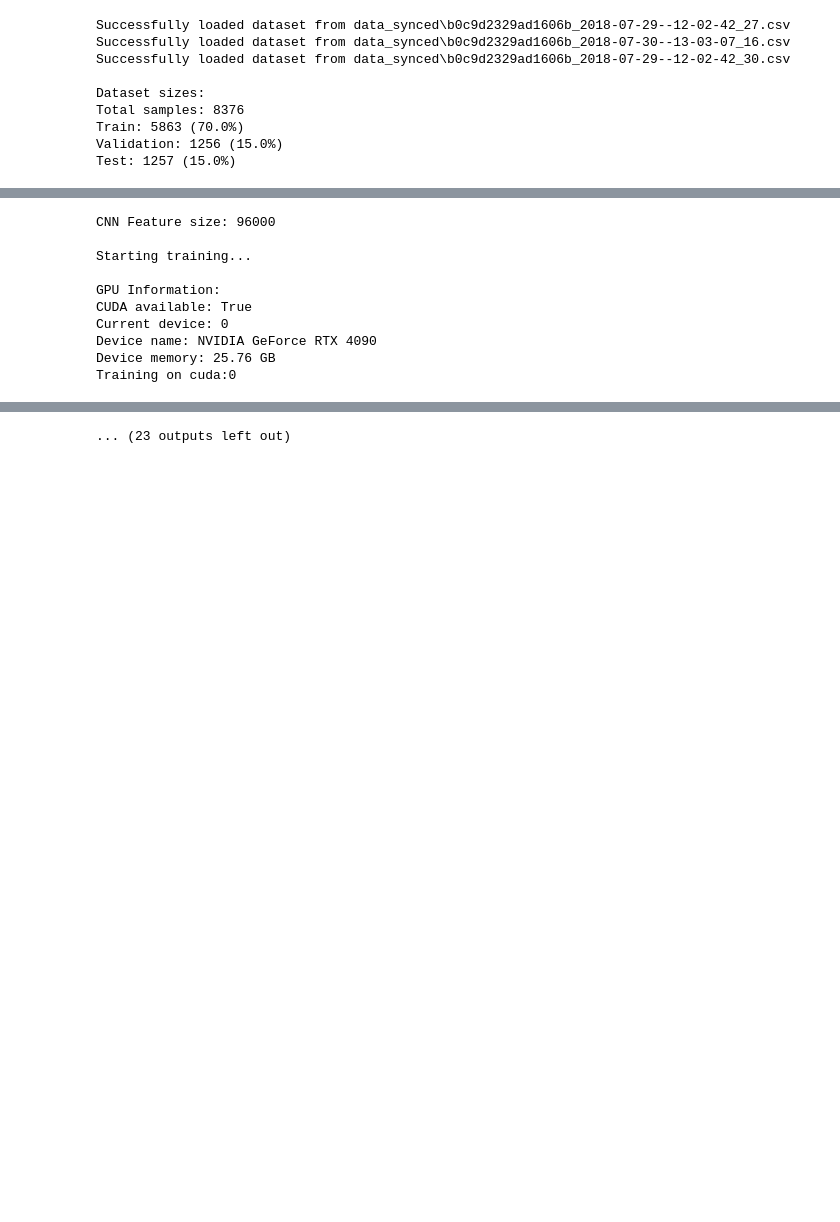
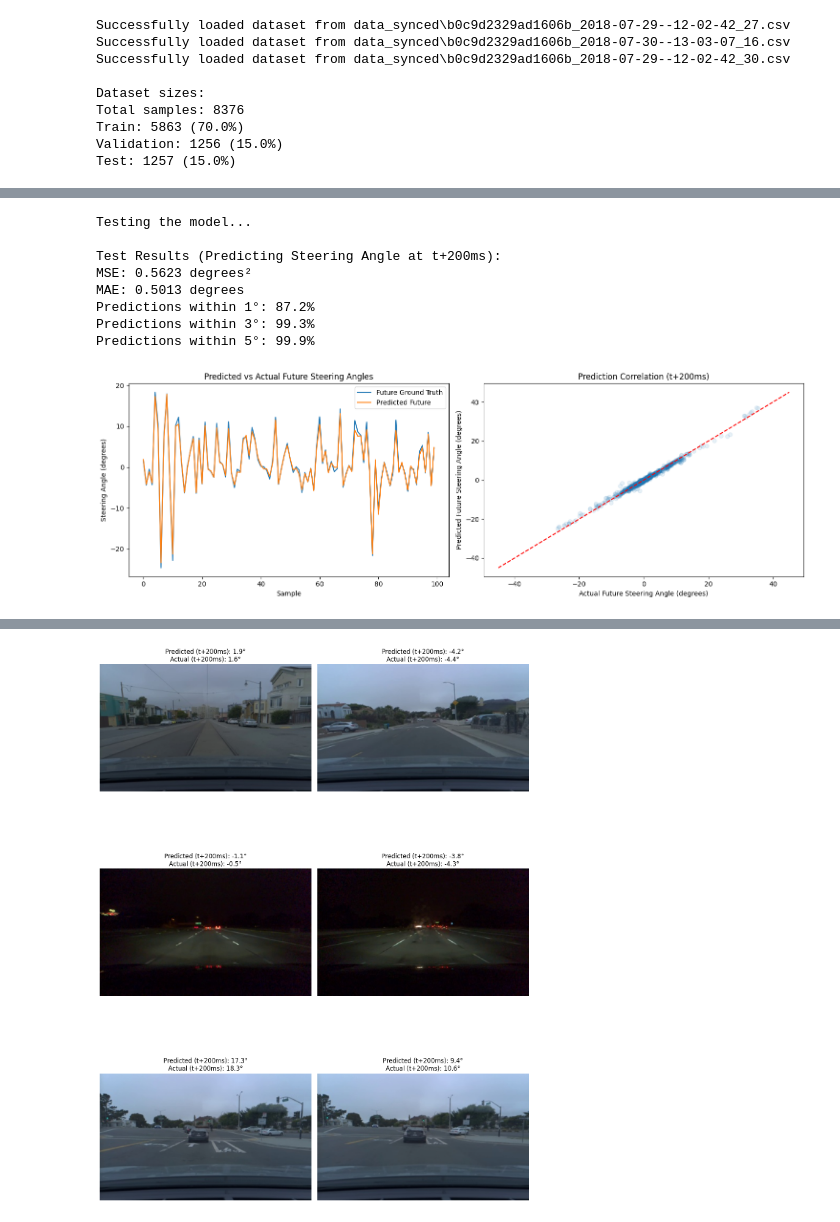
Before and after one commit to gh0stintheshe11/SteerNet, a Jupyter notebook: v4_ResNet.ipynb, the cells around one changed output, grey strips where cells are left out. Cells and saved outputs as stored; diff of their text form; code cells hidden in the pictures; blank space fills up the shorter version.

```diff
--- a/v4_ResNet.ipynb
+++ b/v4_ResNet.ipynb
@@ -478,3 +515,23 @@ def test_model(model, test_loader):
 
     plt.tight_layout()
     plt.show()
+# %%
+# Initialize model and training components
+model = SteeringResNet()
+criterion = nn.MSELoss()
+optimizer = optim.AdamW(model.parameters(), lr=0.0001, weight_decay=0.01)  # Changed to AdamW with weight decay
+
+# Train the model
+model, train_losses, val_losses = train_model(
+    model=model,
+    train_loader=train_loader,
+    val_loader=val_loader,
+    criterion=criterion,
+    optimizer=optimizer,
+    num_epochs=50,
+    patience=8
+)
+
+# Save the trained model
+torch.save(model.state_dict(), 'v4_ResNet.pth')
+print("\nModel saved to 'v4_ResNet.pth'")
@@ -481,24 +559,4 @@ def test_model(model, test_loader):
 # %%
-# Initialize and train
-model = SteeringResNet()
-criterion = nn.MSELoss()
-optimizer = optim.Adam(model.parameters(), lr=0.001, weight_decay=1e-4)
-
-print("\nStarting training...")
-model, train_losses, val_losses = train_model(
-    model=model,
-    train_loader=train_loader,
-    val_loader=val_loader,
-    criterion=criterion,
-    optimizer=optimizer,
-    num_epochs=50,
-    patience=8
-)
-
-# Save the trained model
-torch.save(model.state_dict(), 'v4_ResNet.pth')
-print("\nModel saved to 'v4_ResNet.pth'")
-
 # Test the model
 print("\nTesting the model...")
 test_model(model, test_loader)
@@ -517,39 +575,38 @@ def visualize_single_batch(model, test_loader):
 
     # Convert to numpy for visualization
     predictions = predictions.cpu().numpy()
     targets = targets.numpy()
 
     # Plot a few examples
     fig, axes = plt.subplots(3, 2, figsize=(12, 18))
     for i in range(min(6, len(predictions))):
         ax = axes[i//2, i%2]
 
         # Get the original image
         img = images[i].cpu().numpy().transpose(1, 2, 0)  # Changed inputs to images
 
         # Denormalize the image
         mean = np.array([0.485, 0.456, 0.406])
         std = np.array([0.229, 0.224, 0.225])
         img = std * img + mean
         img = np.clip(img, 0, 1)
 
         ax.imshow(img)
         ax.set_title(f'Predicted (t+200ms): {predictions[i][0]:.1f}°\nActual (t+200ms): {targets[i]:.1f}°')
         ax.axis('off')
 
     plt.tight_layout()
     plt.show()
 
 print("\nVisualizing some predictions...")
 visualize_single_batch(model, test_loader)
 # %% [output]
-CNN Feature size: 96000
+Testing the model...
 
-Starting training...
-
-GPU Information:
-CUDA available: True
-Current device: 0
-Device name: NVIDIA GeForce RTX 4090
-Device memory: 25.76 GB
-Training on cuda:0
+Test Results (Predicting Steering Angle at t+200ms):
+MSE: 0.5623 degrees²
+MAE: 0.5013 degrees
+Predictions within 1°: 87.2%
+Predictions within 3°: 99.3%
+Predictions within 5°: 99.9%
+[figure, added]
@@ -567 +614 @@ Epoch 11: Train Loss: 293.6696, Val Loss: 235.3072
-... (23 outputs left out)
+[figure, added]
```
Also changed, not shown: parts of 5 cells of this notebook, 1 other file.
